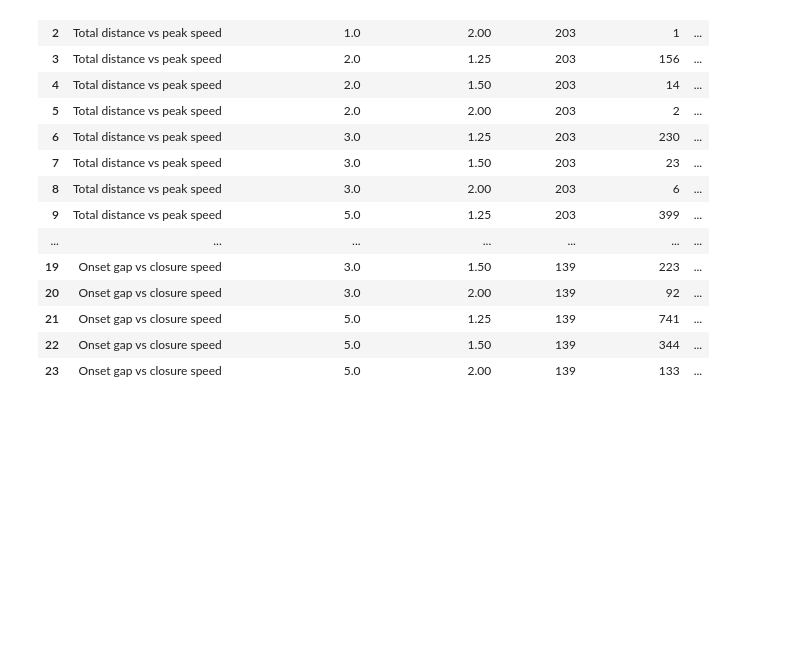
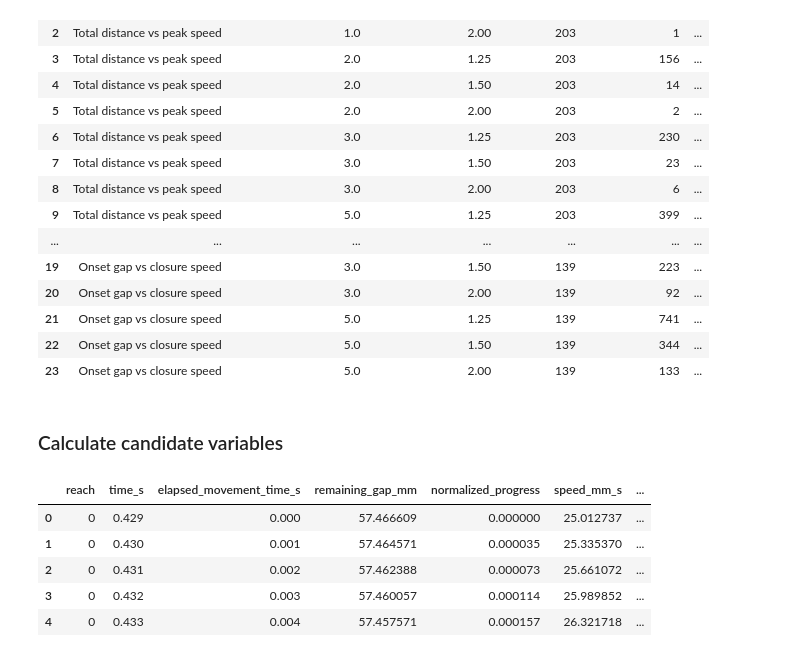
Before and after one commit to anirudh073/EcologicalNeuroProject, a Jupyter notebook: tau_monkey.ipynb, the cells around one changed output. Cells and saved outputs as stored; diff of their text form; code cells hidden in the pictures; blank space fills up the shorter version.

Commit message:
Add continuous braking candidate variables

```diff
--- a/tau_monkey.ipynb
+++ b/tau_monkey.ipynb
@@ -541,3 +658,52 @@ distance_match_sensitivity
 | 21 | Onset gap vs closure speed | 5.0 | 1.25 | 139 | 741 | ... |
 | 22 | Onset gap vs closure speed | 5.0 | 1.50 | 139 | 344 | ... |
 | 23 | Onset gap vs closure speed | 5.0 | 2.00 | 139 | 133 | ... |
+# %% [markdown]
+### Calculate candidate variables
+# %%
+candidate_variable_rows = []
+for row in straight_reaches.itertuples(index=False):
+    if not np.isfinite(row.movement_onset_index):
+        continue
+    movement_onset_index = int(row.movement_onset_index)
+    braking_onset_index = int(row.braking_onset_index) if row.braking_detected else len(row.time)
+    sample_index = np.arange(movement_onset_index, braking_onset_index)
+    distance = np.linalg.norm(row.cursor_pos - row.target_pos, axis=1)
+    closure_speed = calculate_closure_speed(
+        row.time, distance, smoothing_sigma_s=SMOOTHING_SIGMA_S,
+        max_gap_multiplier=MAX_GAP_MULTIPLIER,
+    )
+    start_gap = distance[movement_onset_index]
+    if not np.isfinite(start_gap) or start_gap <= 0:
+        continue
+    valid_tau = (distance > 0) & (closure_speed > MIN_CLOSURE_SPEED_MM_S)
+    valid_required_deceleration = (distance > 0) & (closure_speed > 0)
+    tau = np.full(len(row.time), np.nan)
+    required_deceleration = np.full(len(row.time), np.nan)
+    tau[valid_tau] = distance[valid_tau] / closure_speed[valid_tau]
+    required_deceleration[valid_required_deceleration] = (
+        closure_speed[valid_required_deceleration] ** 2
+        / (2 * distance[valid_required_deceleration])
+    )
+    candidate_variable_rows.append(pd.DataFrame({
+        'reach': row.reach,
+        'time_s': row.time[sample_index],
+        'elapsed_movement_time_s': row.time[sample_index] - row.time[movement_onset_index],
+        'remaining_gap_mm': distance[sample_index],
+        'normalized_progress': 1 - distance[sample_index] / start_gap,
+        'speed_mm_s': row.speed_smoothed[sample_index],
+        'closure_speed_mm_s': closure_speed[sample_index],
+        'tau_s': tau[sample_index],
+        'required_deceleration_mm_s2': required_deceleration[sample_index],
+        'braking_detected': row.braking_detected,
+    }))
+
+candidate_variables = pd.concat(candidate_variable_rows, ignore_index=True)
+candidate_variables.head()
+# %% [output]
+|  | reach | time_s | elapsed_movement_time_s | remaining_gap_mm | normalized_progress | speed_mm_s | ... |
+| 0 | 0 | 0.429 | 0.000 | 57.466609 | 0.000000 | 25.012737 | ... |
+| 1 | 0 | 0.430 | 0.001 | 57.464571 | 0.000035 | 25.335370 | ... |
+| 2 | 0 | 0.431 | 0.002 | 57.462388 | 0.000073 | 25.661072 | ... |
+| 3 | 0 | 0.432 | 0.003 | 57.460057 | 0.000114 | 25.989852 | ... |
+| 4 | 0 | 0.433 | 0.004 | 57.457571 | 0.000157 | 26.321718 | ... |
```
Also changed, not shown: parts of 4 cells of this notebook.
